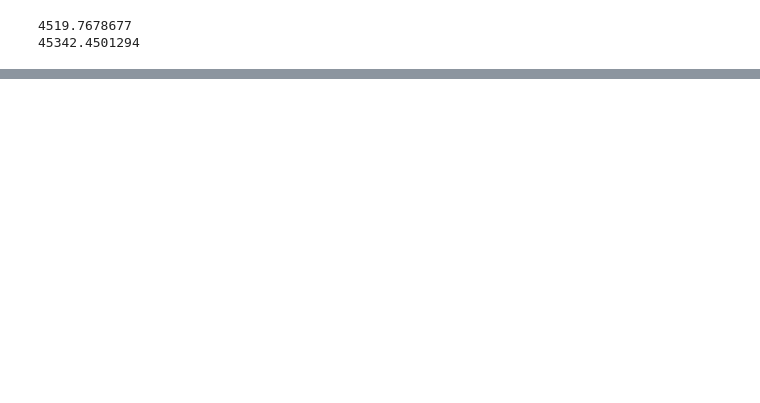
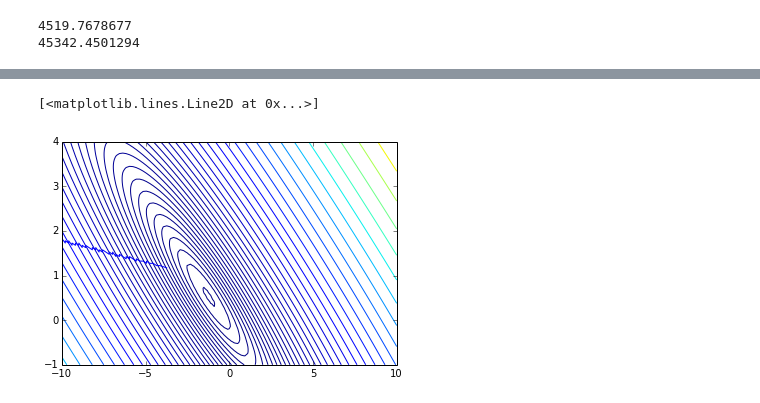
Before and after one commit to qorelogic/ml2, a Jupyter notebook: bin/quandl-fun.ipynb, the cells around one changed output, grey strips where cells are left out. Cells and saved outputs as stored; diff of their text form; code cells hidden in the pictures; blank space fills up the shorter version.

```diff
--- a/bin/quandl-fun.ipynb
+++ b/bin/quandl-fun.ipynb
@@ -374,0 +377,8 @@ plot(t[0], t[1], 'x')
+# %%
+th = n.array(thetas)
+#print th
+contour(theta0_vals, theta1_vals, J_vals, logspace(-2, 3, 80))
+plot(th[:,0], th[:,1])
+# %% [output]
+[<matplotlib.lines.Line2D at 0x...>]
+[figure, added]
```
Also changed, not shown: parts of 16 cells of this notebook.
